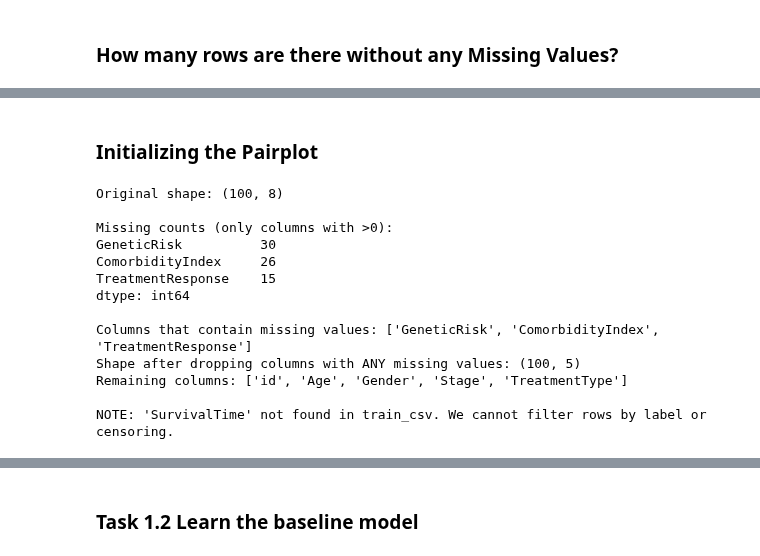
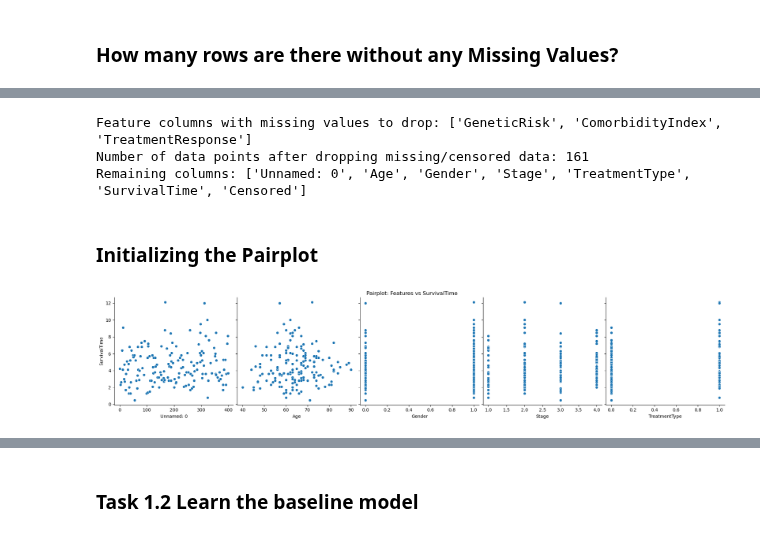
Before and after one commit to bencastello/Machine-Learning-Assignment-2, a Jupyter notebook: ml_assignment_2.ipynb, the cells around one changed output, grey strips where cells are left out. Cells and saved outputs as stored; diff of their text form; code cells hidden in the pictures.

Commit message:
Add: Task 1.2 baseline model

```diff
--- a/ml_assignment_2.ipynb
+++ b/ml_assignment_2.ipynb
@@ -89,2 +105,0 @@ Total Number of cases: 39
-# %% [markdown]
-### Initializing the Pairplot
@@ -95,51 +106,37 @@ Total Number of cases: 39
 # %%
-# TASK 1.1 — Identify columns with missing values and drop them
+# Identify columns with missing values, but exclude 'SurvivalTime' and 'Censored'
+cols_with_missing = [col for col in train_csv.columns if train_csv[col].isna().any()
+                     and col not in ['SurvivalTime', 'Censored']]
+print("Feature columns with missing values to drop:", cols_with_missing)
 
-print("Original shape:", train_csv.shape)
+# Drop only those columns
+df_clean = train_csv.drop(columns=cols_with_missing)
 
-missing_counts = train_csv.isna().sum().sort_values(ascending=False)
-print("\nMissing counts (only columns with >0):")
-print(missing_counts[missing_counts > 0])
+# Drop rows where SurvivalTime is missing
+df_clean = df_clean.dropna(subset=['SurvivalTime'])
 
-cols_with_missing = missing_counts[missing_counts > 0].index.tolist()
-print("\nColumns that contain missing values:", cols_with_missing)
+# Drop rows where the record is censored (Censored == 1)
+df_clean = df_clean[df_clean['Censored'] == 0]
 
-# Drop columns that have any missing values
-train_dropcols = train_csv.drop(columns=cols_with_missing)
-print("Shape after dropping columns with ANY missing values:", train_dropcols.shape)
-print("Remaining columns:", train_dropcols.columns.tolist())
+# Reset index
+df_clean = df_clean.reset_index(drop=True)
 
-# Now try to remove censored and missing-target rows if possible
-target_col = "SurvivalTime"
-censor_col = "censored"
-
-has_target = target_col in train_csv.columns
-has_censor = censor_col in train_csv.columns
-
-if not has_target:
-    print("\nNOTE: 'SurvivalTime' not found in train_csv. We cannot filter rows by label or censoring.")
-else:
-    labeled_count = train_csv[target_col].notna().sum()
-    unlabeled_count = train_csv[target_col].isna().sum()
-    print(f"\nIf present: labeled (SurvivalTime present): {labeled_count}, unlabeled: {unlabeled_count}")
-    # Filter to rows with target present
-    train_labeled = train_csv[train_csv[target_col].notna()].copy()
-    if has_censor:
-        train_labeled_uncensored = train_labeled[train_labeled[censor_col].astype(bool) == False].copy()
-        print("Rows with SurvivalTime AND uncensored:", train_labeled_uncensored.shape[0])
-    else:
-        print("No 'censored' column present; cannot filter censored rows.")
+# How many points are left?
+print("Number of data points after dropping missing/censored data:", len(df_clean))
+print("Remaining columns:", df_clean.columns.tolist())
 # %% [output]
-Original shape: (100, 8)
-
-Missing counts (only columns with >0):
-GeneticRisk          30
-ComorbidityIndex     26
-TreatmentResponse    15
-dtype: int64
-
-Columns that contain missing values: ['GeneticRisk', 'ComorbidityIndex', 'TreatmentResponse']
-Shape after dropping columns with ANY missing values: (100, 5)
-Remaining columns: ['id', 'Age', 'Gender', 'Stage', 'TreatmentType']
-
-NOTE: 'SurvivalTime' not found in train_csv. We cannot filter rows by label or censoring.
+Feature columns with missing values to drop: ['GeneticRisk', 'ComorbidityIndex', 'TreatmentResponse']
+Number of data points after dropping missing/censored data: 161
+Remaining columns: ['Unnamed: 0', 'Age', 'Gender', 'Stage', 'TreatmentType', 'SurvivalTime', 'Censored']
+# %% [markdown]
+### Initializing the Pairplot
+# %%
+# Select features (exclude SurvivalTime and Censored)
+feature_cols = [col for col in df_clean.columns if col not in ['SurvivalTime', 'Censored']]
+
+# Create pairplot
+sns.pairplot(df_clean, x_vars=feature_cols, y_vars=['SurvivalTime'], height=4, kind='scatter')
+plt.suptitle("Pairplot: Features vs SurvivalTime", y=1.02)
+plt.show()
+# %% [output]
+[figure, added]
```
Also changed, not shown: parts of 18 cells of this notebook.
